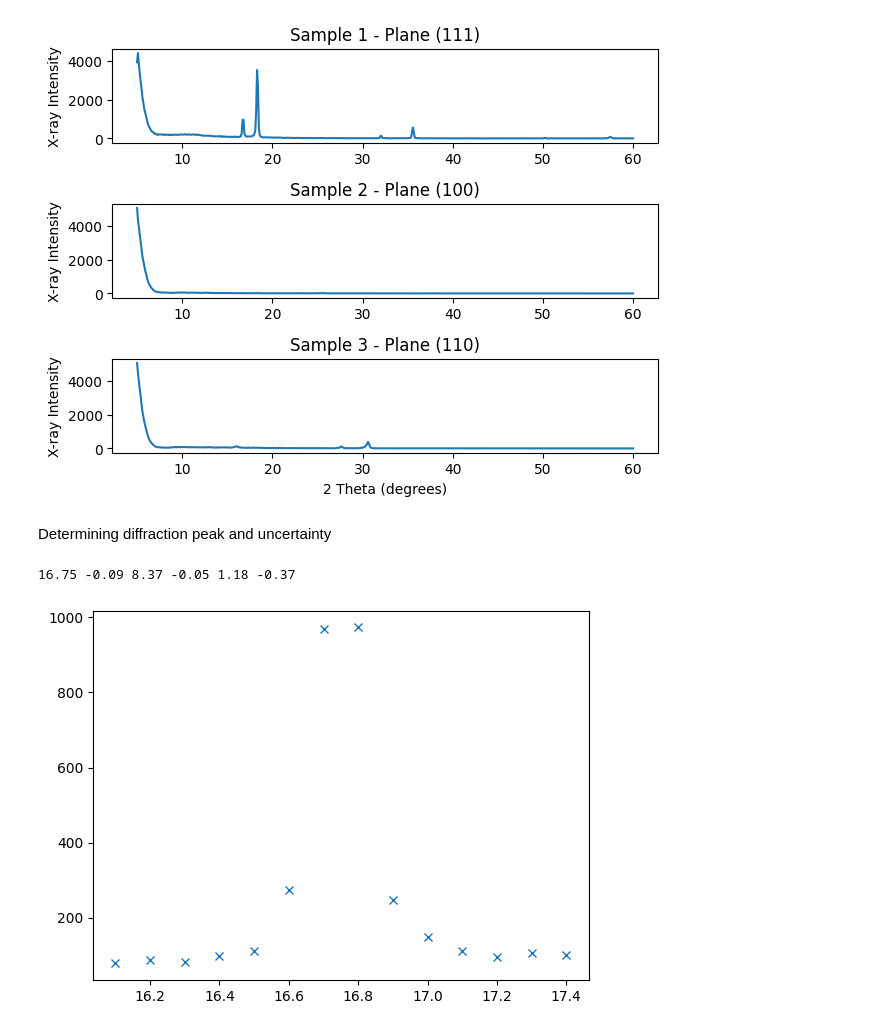
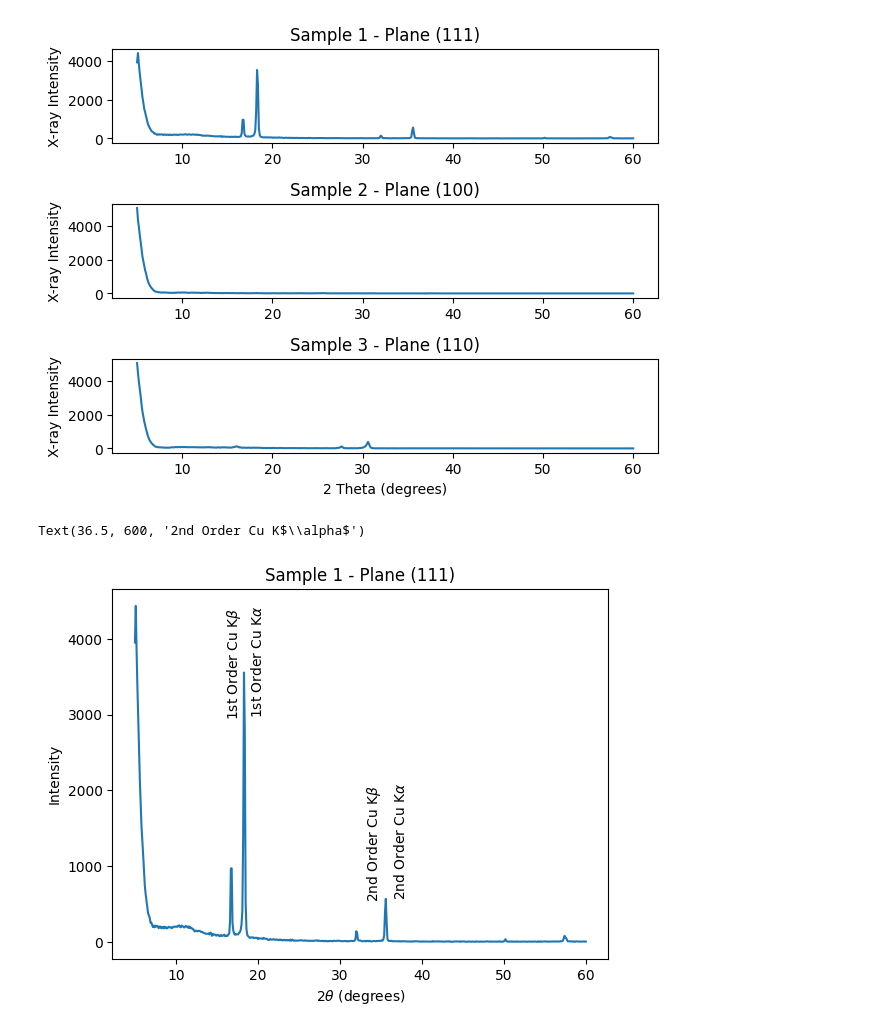
Before and after one commit to RoyZhenLongLim/PHYS3112, a Jupyter notebook: AXRD/experiment_1.ipynb, the cells around one changed output. Cells and saved outputs as stored; diff of their text form; code cells hidden in the pictures.

```diff
--- a/AXRD/experiment_1.ipynb
+++ b/AXRD/experiment_1.ipynb
@@ -10,6 +6,7 @@ offset_df = pd.DataFrame({'Order': [], 'Wavelength': [], 'theta_exp': [], 'sigma
 # %%
 columns = ["2theta", "intensity"]
 # %%
-naci_sample_1 = pd.read_csv('data/NaCi_sample_1.tsv', sep='\t', skiprows=1, encoding='unicode_escape')
-naci_sample_2 = pd.read_csv('data/NaCi_sample_2.tsv', sep='\t', skiprows=1, encoding='unicode_escape')
-naci_sample_3 = pd.read_csv('data/NaCi_sample_3.tsv', sep='\t', skiprows=1, encoding='unicode_escape')
+nacl_sample_1 = pd.read_csv('data/NaCl_sample_1.tsv', sep='\t', skiprows=1, encoding='unicode_escape')
+nacl_sample_2 = pd.read_csv('data/NaCl_sample_2.tsv', sep='\t', skiprows=1, encoding='unicode_escape')
+nacl_sample_3 = pd.read_csv('data/NaCl_sample_3.tsv', sep='\t', skiprows=1, encoding='unicode_escape')
+samples = [nacl_sample_1, nacl_sample_2, nacl_sample_3]
@@ -33,5 +28,19 @@ plt.xlabel('2 Theta (degrees)')
 # %% [output]
 Text(0.5, 23.52222222222222, '2 Theta (degrees)')
 [figure]
-# %% [markdown]
-Determining diffraction peak and uncertainty
+# %%
+plt.plot(
+    nacl_sample_1['2theta'],
+    nacl_sample_1['intensity']
+)
+plt.title('Sample 1 - Plane (111)')
+plt.xlabel(r'$2\theta$ (degrees)')
+plt.ylabel('Intensity')
+
+plt.text(16, 3000, r'1st Order Cu K$\beta$', rotation=90)
+plt.text(19, 3000, r'1st Order Cu K$\alpha$', rotation=90)
+plt.text(33, 600, r'2nd Order Cu K$\beta$', rotation=90)
+plt.text(36.5, 600, r'2nd Order Cu K$\alpha$', rotation=90)
+# %% [output]
+Text(36.5, 600, '2nd Order Cu K$\\alpha$')
+[figure, added]
@@ -57,20 +57,0 @@ def print_out_data(mu, sigma, n, wavelength):
-# %%
-order_1_k_beta_data = naci_sample_1[(naci_sample_1['2theta'] > 16) & (naci_sample_1['2theta'] < 17.5)]
-plt.plot(
-    order_1_k_beta_data['2theta'],
-    order_1_k_beta_data['intensity'],
-    'x'
-)
-mu, sigma = fit_gaussian(
-    order_1_k_beta_data['2theta'],
-    order_1_k_beta_data['intensity'],
-    [1000, 16.7, 1]
-)
-
-print_out_data(
-    mu, sigma, 1, 1.39e-10
-)
-order_1_k_beta_mu = mu
-# %% [output]
-16.75 -0.09 8.37 -0.05 1.18 -0.37
-[figure, removed]
```
Also changed, not shown: parts of 48 cells of this notebook, 7 other files.
